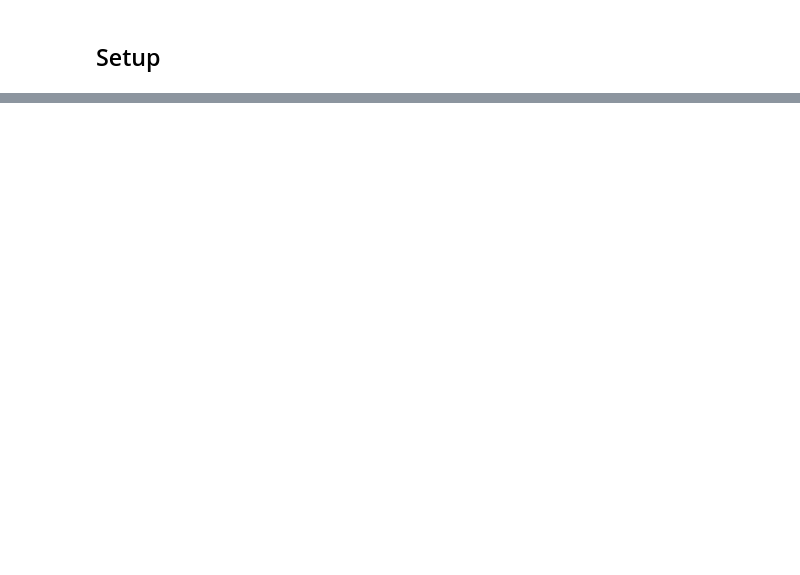
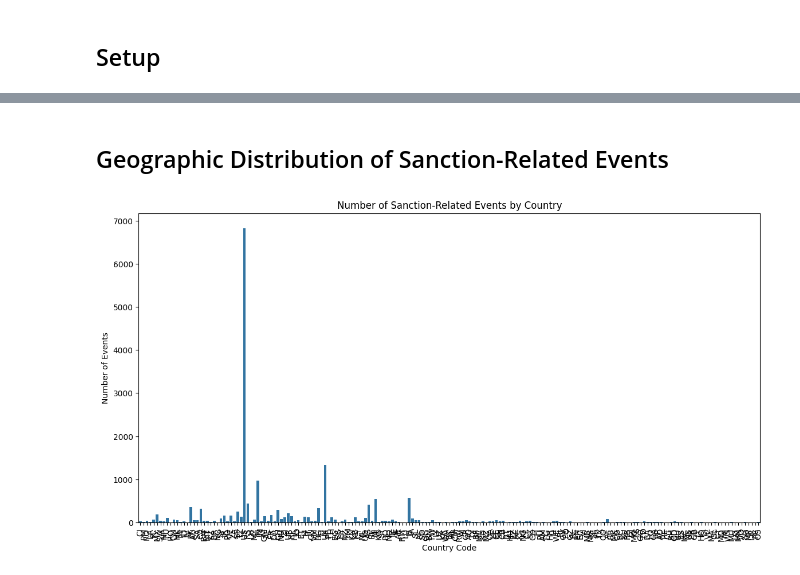
Before and after one commit to glev1/factored-datathon-2024-seed42, a Jupyter notebook: notebooks/sanction_analysis.ipynb, the cells around one changed output, grey strips where cells are left out. Cells and saved outputs as stored; diff of their text form; code cells hidden in the pictures; blank space fills up the shorter version.

Commit message:
New analysis and Agent tests

```diff
--- a/notebooks/sanction_analysis.ipynb
+++ b/notebooks/sanction_analysis.ipynb
@@ -10,0 +3,10 @@ spark = SparkSession.builder \
+# %%
+from pyspark.sql import SparkSession
+from pyspark.sql.functions import col, avg, count, to_date, year, month, dayofmonth
+from pyspark.sql.types import FloatType, IntegerType
+import glob
+
+# Initialize Spark Session
+spark = SparkSession.builder \
+    .appName("GDELT Analysis") \
+    .getOrCreate()
@@ -10,0 +61,9 @@ spark = SparkSession.builder \
+# %%
+# List of CAMEO codes related to sanctions
+sanction_codes = ['171', '172', '173', '174', '175']  # Replace with actual codes from the manual
+
+# Filter GDELT data for sanction-related events
+sanctions_df = gdelt_df.filter(gdelt_df.EventCode.isin(sanction_codes))
+
+# Show the first few rows to verify
+sanctions_df.show(5)
@@ -10,0 +81,22 @@ spark = SparkSession.builder \
+# %% [markdown]
+## Geographic Distribution of Sanction-Related Events
+# %%
+# Count the number of sanction events by country
+sanctions_by_country = sanctions_df.groupBy('ActionGeo_CountryCode').count()
+
+# Convert to Pandas for visualization (if needed)
+sanctions_by_country_pd = sanctions_by_country.toPandas()
+
+# Visualization (example using matplotlib)
+import matplotlib.pyplot as plt
+import seaborn as sns
+
+plt.figure(figsize=(14, 7))
+sns.barplot(x='ActionGeo_CountryCode', y='count', data=sanctions_by_country_pd)
+plt.title('Number of Sanction-Related Events by Country')
+plt.xlabel('Country Code')
+plt.ylabel('Number of Events')
+plt.xticks(rotation=90)
+plt.show()
+# %% [output]
+[figure, added]
```
Also changed, not shown: parts of 28 cells of this notebook, 3 other files.
